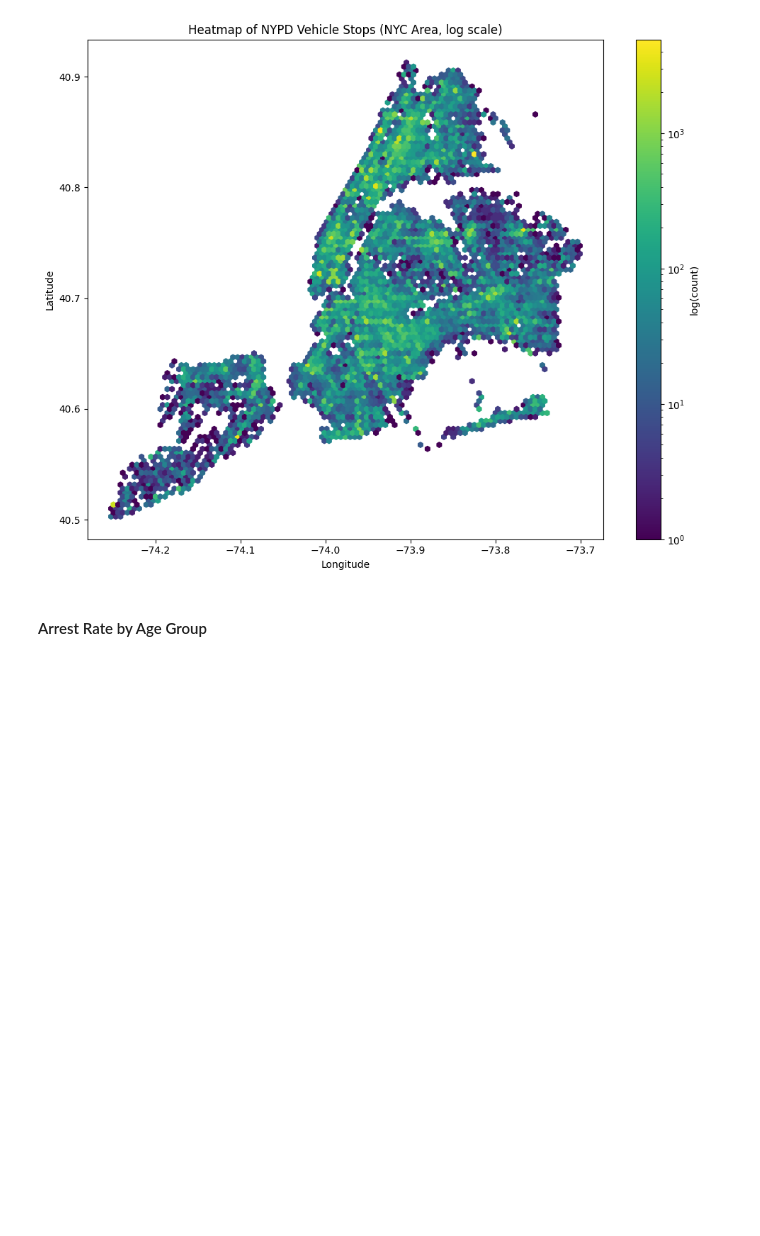
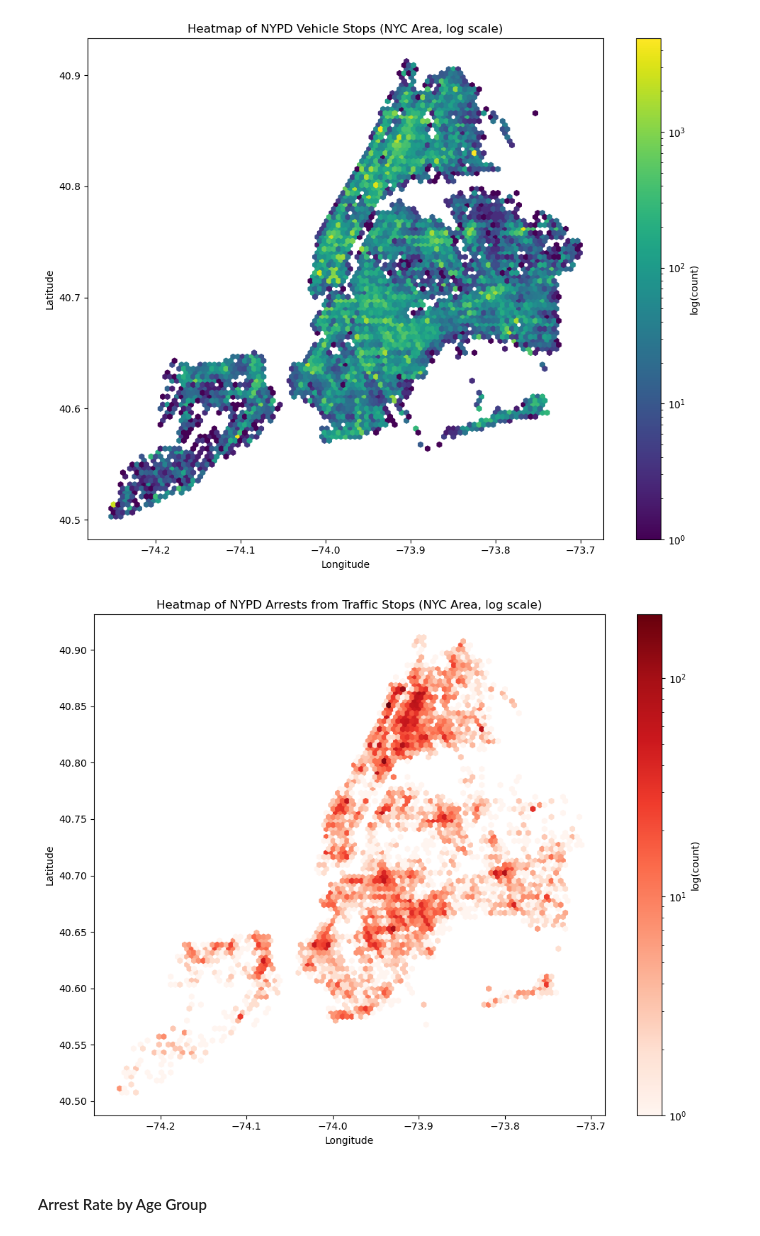
Before and after one commit to Samuelp0110/CS513_Final_Project, a Jupyter notebook: Data_Visualizations.ipynb, the cells around one changed output. Drawn from its saved outputs; the diff is of its cells as text; code cells hidden in the pictures; blank space fills up the shorter version.

```diff
--- a/Data_Visualizations.ipynb
+++ b/Data_Visualizations.ipynb
@@ -269,6 +269,24 @@ plt.tight_layout()
 plt.show()
 # %% [output]
 [figure]
+# %%
+# NYC bounding box: lat ~40.4 to 41.0, lon ~ -74.3 to -73.6
+df_arrests = df_cleaned[
+    (df_cleaned['arrest_made'] == True) &
+    (df_cleaned['latitude'] >= 40.4) & (df_cleaned['latitude'] <= 41.0) &
+    (df_cleaned['longitude'] >= -74.3) & (df_cleaned['longitude'] <= -73.6)
+]
+
+plt.figure(figsize=(10, 8))
+plt.hexbin(df_arrests['longitude'], df_arrests['latitude'], gridsize=100, cmap='Reds', bins='log')
+plt.colorbar(label='log(count)')
+plt.title("Heatmap of NYPD Arrests from Traffic Stops (NYC Area, log scale)")
+plt.xlabel("Longitude")
+plt.ylabel("Latitude")
+plt.tight_layout()
+plt.show()
+# %% [output]
+[figure, added]
 # %% [markdown]
 #### Arrest Rate by Age Group
 # %%
```
Also changed, not shown: parts of 4 cells of this notebook.
